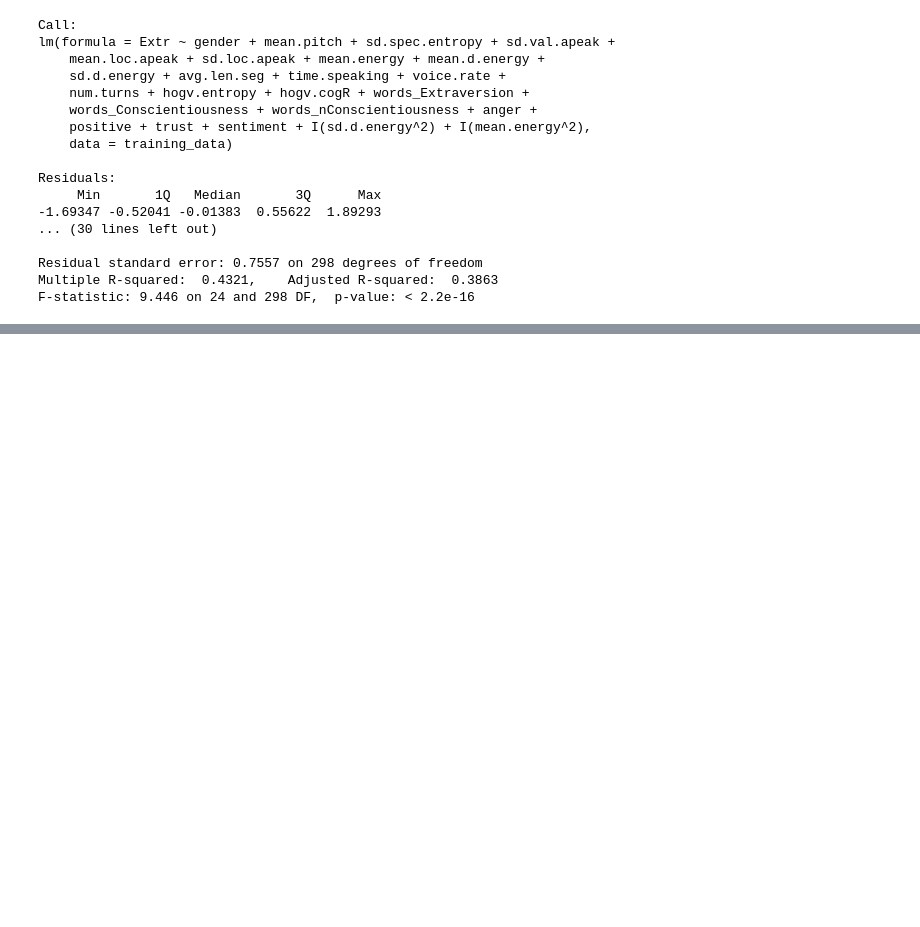
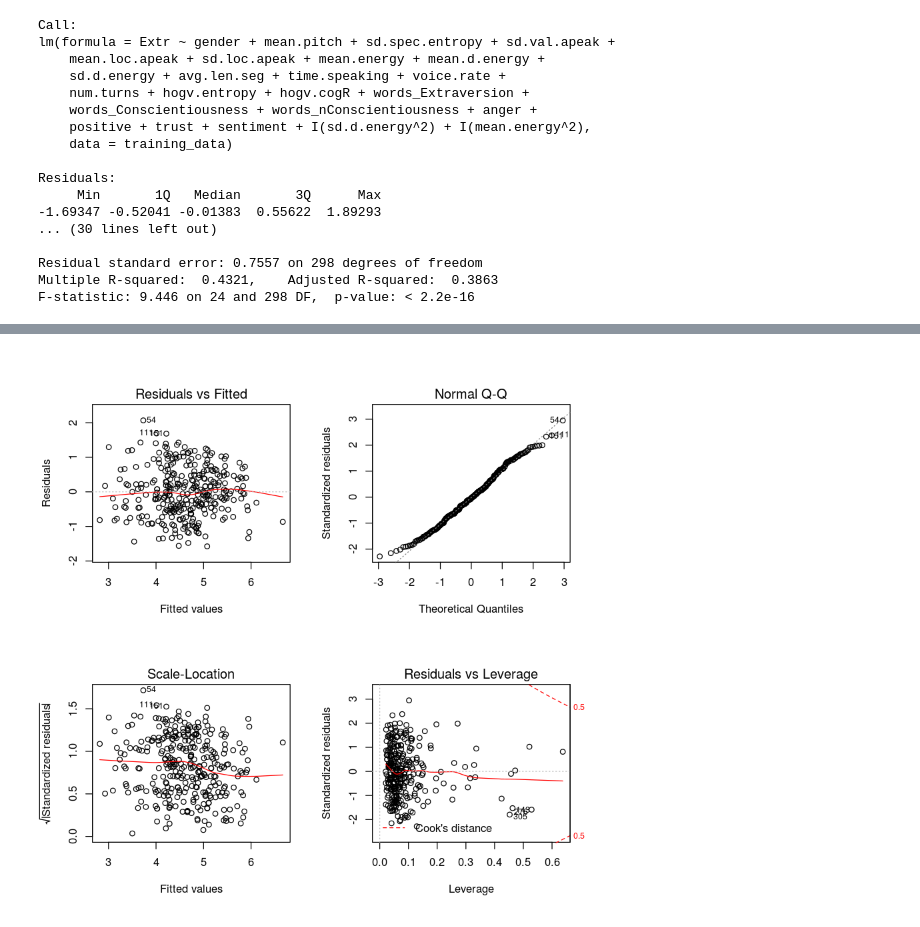
Before and after one commit to yeachan153/Big-Data-Analytics, a Jupyter notebook: Text Analytics Project/Extroversion Test Model .ipynb, the cells around one changed output, grey strips where cells are left out. Cells and saved outputs as stored; diff of their text form; code cells hidden in the pictures; blank space fills up the shorter version.

```diff
--- a/Text Analytics Project/Extroversion Test Model .ipynb
+++ b/Text Analytics Project/Extroversion Test Model .ipynb
@@ -472,0 +473,4 @@ Modeling interactions with gender
+# %%
+model6 = update(model5, ~. + gender*words_nConscientiousness
+                           + gender*hogv.entropy
+                           + gender*positive)
@@ -472,0 +497,5 @@ Modeling interactions with gender
+# %%
+par(mfrow = c(2,2))
+plot(model6)
+# %% [output]
+[figure, added]
```
Also changed, not shown: parts of 2 cells of this notebook.
